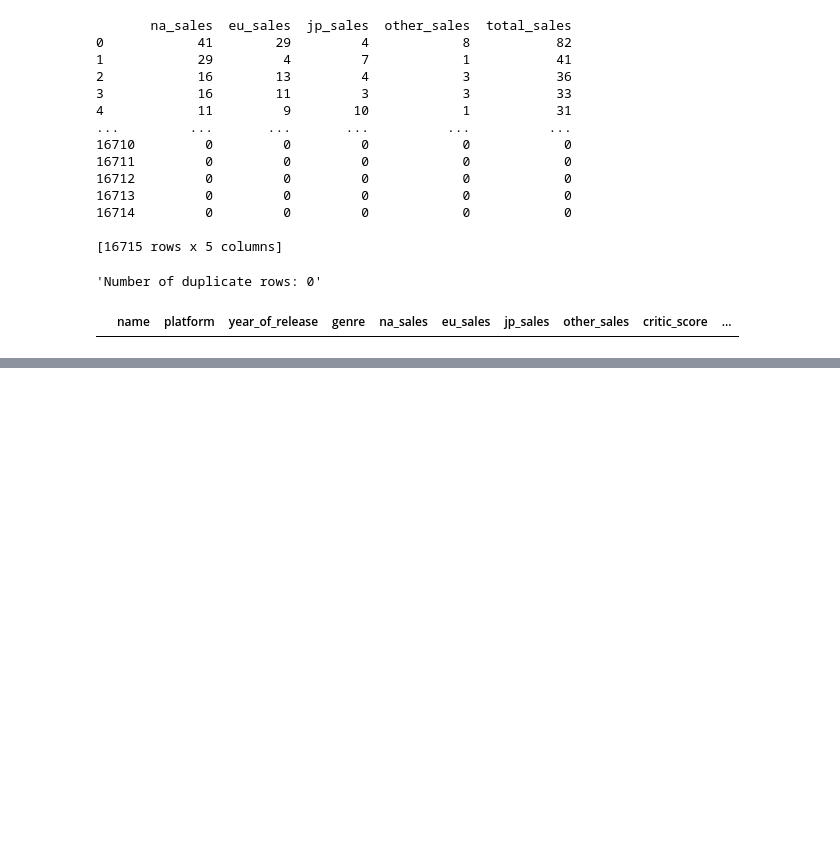
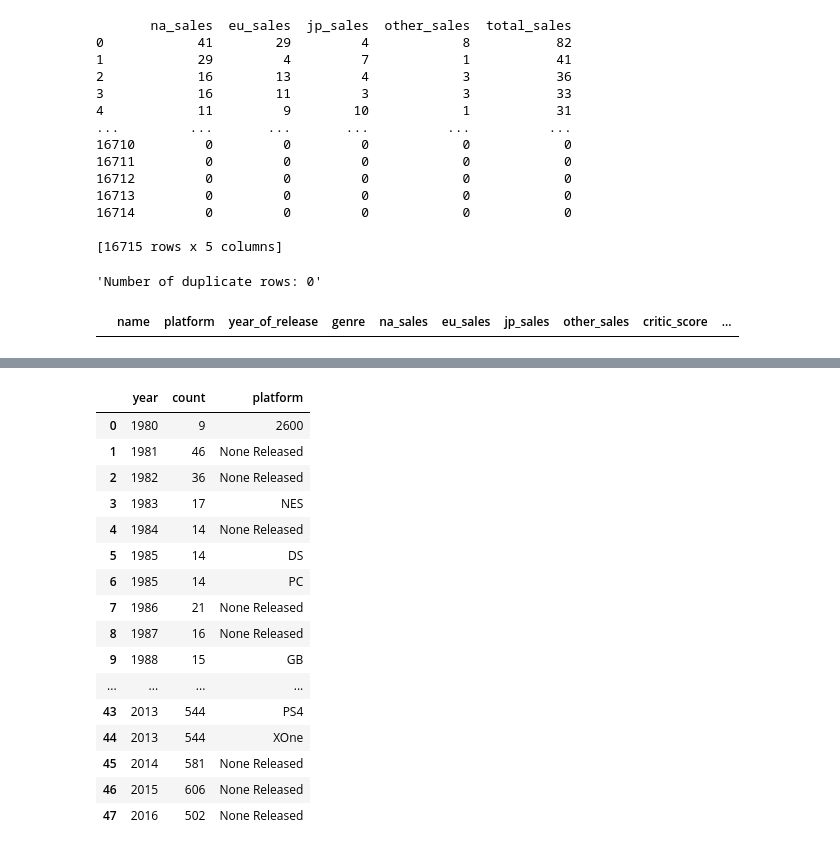
Before and after one commit to brandonbeckmusic/int-proj, a Jupyter notebook: project.ipynb, the cells around one changed output, grey strips where cells are left out. Cells and saved outputs as stored; diff of their text form; code cells hidden in the pictures; blank space fills up the shorter version.

```diff
--- a/project.ipynb
+++ b/project.ipynb
@@ -276,0 +293,4 @@ display(duplicates)
+# %%
+#grouping by release year
+games_per_year = df.groupby('year_of_release')['name'].count()
+print(games_per_year)
@@ -276,0 +315,9 @@ display(duplicates)
+# %%
+games_per_year_df = games_per_year.reset_index()
+games_per_year_df.columns = ['year', 'count']
+display(games_per_year_df)
+
+fig = px.bar(games_per_year_df, x='year', y='count',
+             title='Number of Games Released Per Year',
+             labels={'year': 'Year', 'count': 'Number of Games'})
+fig.show()
@@ -276,0 +366,29 @@ display(duplicates)
+# %%
+
+# Combining Data
+
+combined_df = pd.merge(
+    games_per_year_df,
+    platform_launch_df,
+    on='year',
+    how='outer')
+combined_df.fillna('None Released', inplace=True)
+display(combined_df)
+# %% [output]
+|  | year | count | platform |
+| 0 | 1980 | 9 | 2600 |
+| 1 | 1981 | 46 | None Released |
+| 2 | 1982 | 36 | None Released |
+| 3 | 1983 | 17 | NES |
+| 4 | 1984 | 14 | None Released |
+| 5 | 1985 | 14 | DS |
+| 6 | 1985 | 14 | PC |
+| 7 | 1986 | 21 | None Released |
+| 8 | 1987 | 16 | None Released |
+| 9 | 1988 | 15 | GB |
+| ... | ... | ... | ... |
+| 43 | 2013 | 544 | PS4 |
+| 44 | 2013 | 544 | XOne |
+| 45 | 2014 | 581 | None Released |
+| 46 | 2015 | 606 | None Released |
+| 47 | 2016 | 502 | None Released |
```
Also changed, not shown: parts of 34 cells of this notebook.
